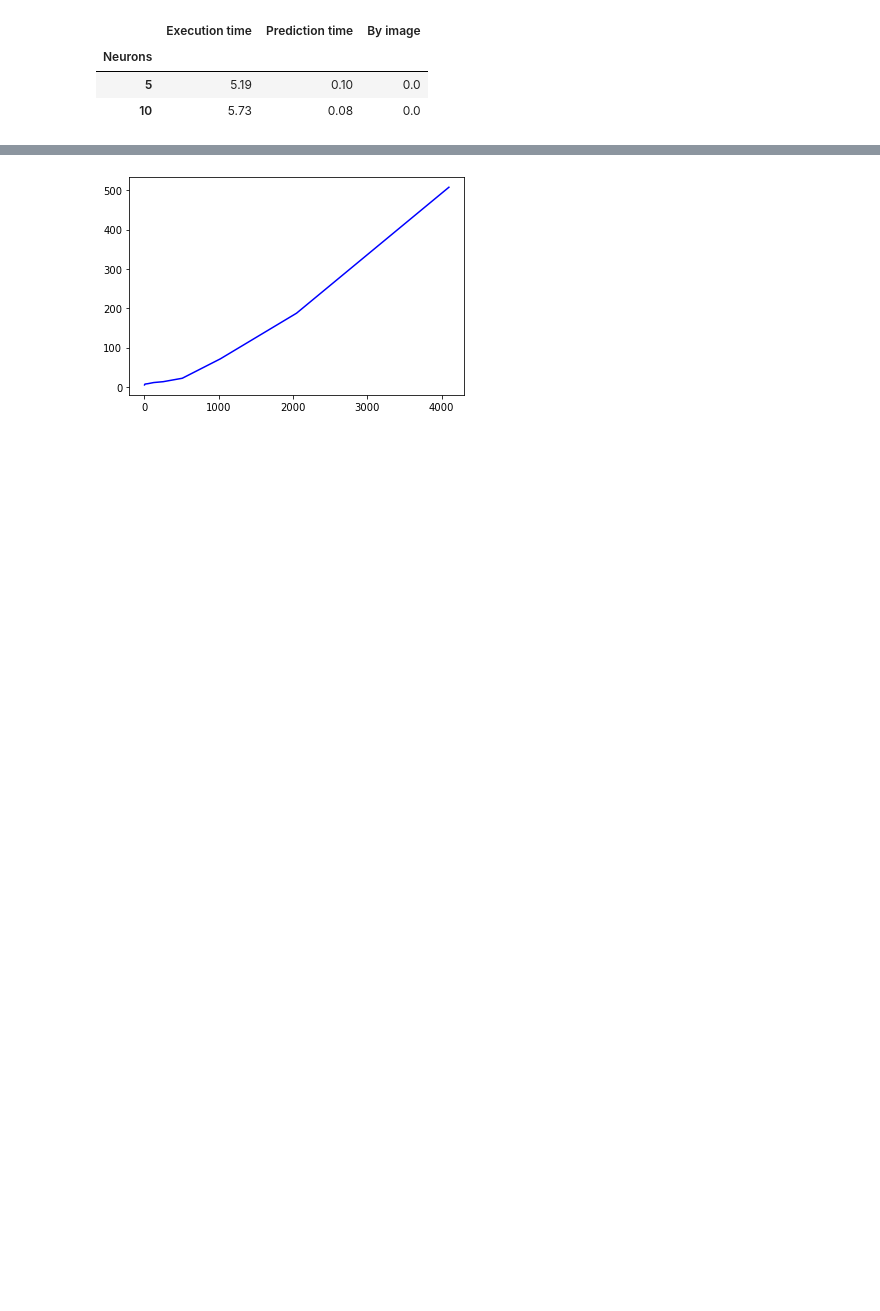
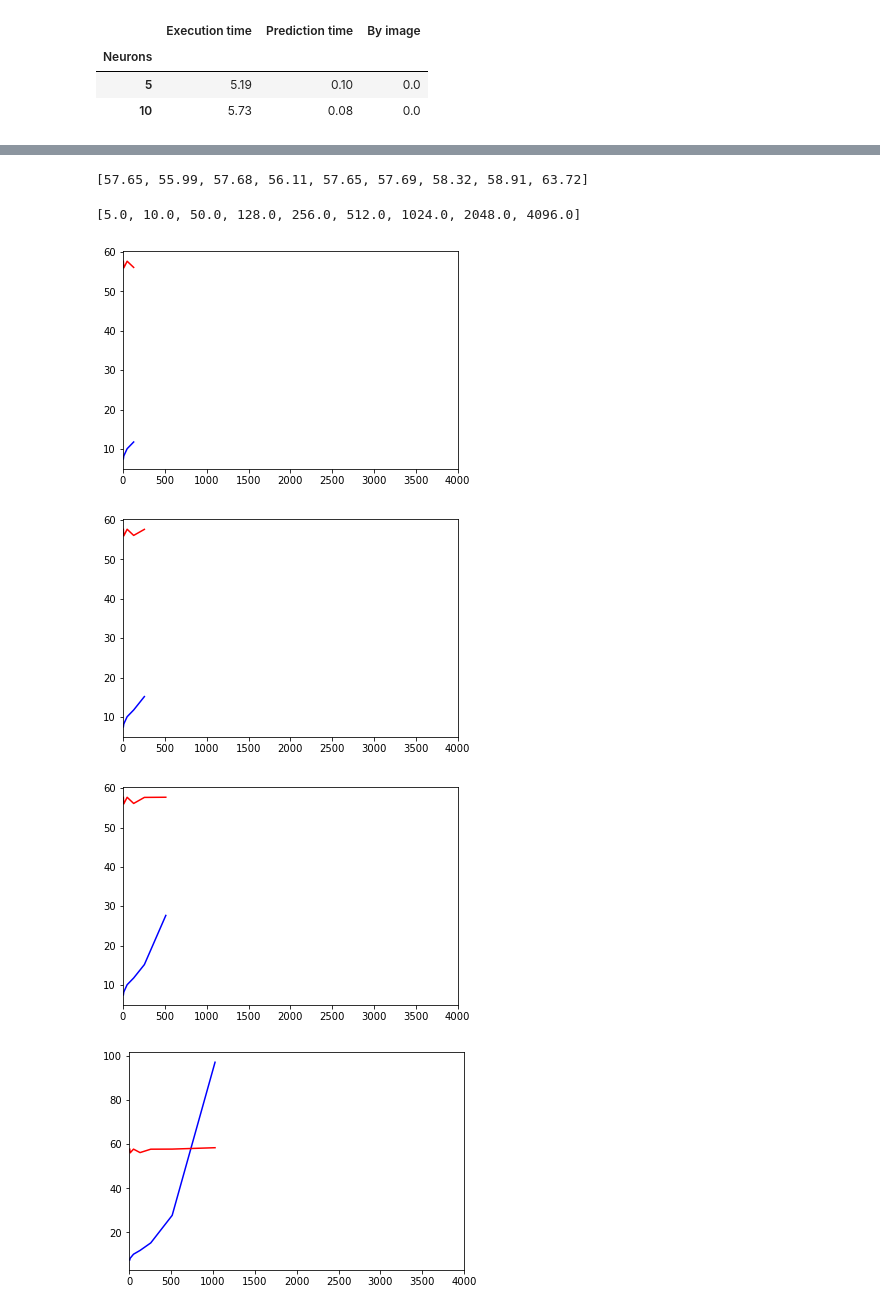
Before and after one commit to toelt-llc/TOELT-tfrabbit, a Jupyter notebook: code/notebooks/mnist_rpi_benchmark.ipynb, the cells around one changed output, grey strips where cells are left out. Drawn from its saved outputs; the diff is of its cells as text; code cells hidden in the pictures; blank space fills up the shorter version.

Commit message:
curves plot

```diff
--- a/code/notebooks/mnist_rpi_benchmark.ipynb
+++ b/code/notebooks/mnist_rpi_benchmark.ipynb
@@ -159,6 +159,6 @@ dfres
 | 10 | 5.73 | 0.08 | 0.0 |
 # %%
 import pandas as pd
-macdf = pd.read_csv('../saved_results/picklemac.pkl')
+macdf = pd.read_csv('../saved_results/csvmaccsv')
 macdf
 # %% [output]
@@ -190,6 +189,6 @@ dflist
 # %%
 times_mac = []
 for i in macdf.values.tolist():
-    times_mac.append(i[0])
+    times_mac.append(i[1])
 times_mac
 # %% [output]
@@ -197,7 +196,7 @@ times_mac
 # %%
 idxlist = macdf.index.tolist()
 mac_neurons = []
-for i in idxlist:
-    mac_neurons.append(int(i))
+for i in macdf.values.tolist():
+    mac_neurons.append(i[0])
 mac_neurons
 # %% [output]
@@ -205,13 +204,12 @@ mac_neurons
 # %%
-frododf = pd.read_csv('../saved_results/picklefrodo.csv')
+frododf = pd.read_csv('../saved_results/csvfrodocsv')
 times_frodo = []
 for i in frododf.values.tolist():
-    times_frodo.append(i[0])
+    times_frodo.append(i[1])
 times_frodo
 
-idxlist = frododf.index.tolist()
 frodo_neurons = []
-for i in idxlist:
-    frodo_neurons.append(int(i))
+for i in frododf.values.tolist():
+    frodo_neurons.append(i[0])
 frodo_neurons
 # %% [output]
@@ -219,8 +230,19 @@ AttributeError: Can't get attribute 'new_block' on <module 'pandas.core.internal
+# %%
+print(times_frodo)
+frodo_neurons
+# %% [output]
+[57.65, 55.99, 57.68, 56.11, 57.65, 57.69, 58.32, 58.91, 63.72]
+[5.0, 10.0, 50.0, 128.0, 256.0, 512.0, 1024.0, 2048.0, 4096.0]
 # %%
 import matplotlib.pyplot as plt
 
-plt.plot(mac_neurons,times_mac, 'b')
-#plt.plot(frodo_neurons, times_frodo, 'r')
-plt.show()
+for i in range(4,10):
+    plt.xlim(0,4000)
+    plt.plot(mac_neurons[:i],times_mac[:i], 'b')
+    plt.plot(frodo_neurons[:i], times_frodo[:i], 'r')
+    plt.show()
 # %% [output]
-[figure, old version]
+[figure, new version]
+[figure, added]
+[figure, added]
+[figure, added]
```
Also changed, not shown: parts of 8 cells of this notebook, 5 other files.
